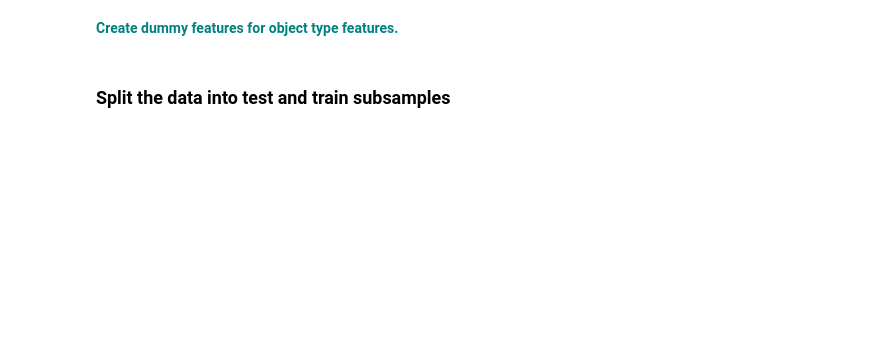
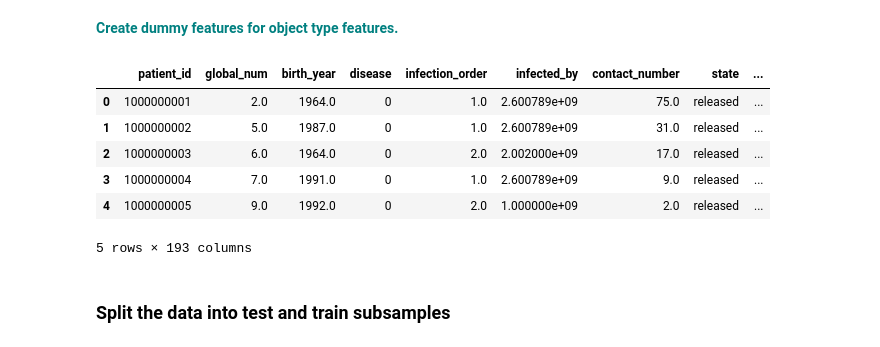
Before and after one commit to thaisangcr7/Case_Study_Random_Forest, a Jupyter notebook: RandomForest_casestudy_covid19.ipynb, the cells around one changed output. Drawn from its saved outputs; the diff is of its cells as text; code cells hidden in the pictures; blank space fills up the shorter version.

```diff
--- a/RandomForest_casestudy_covid19.ipynb
+++ b/RandomForest_casestudy_covid19.ipynb
@@ -232,4 +365,19 @@ vn
 # %% [markdown]
 **<font color='teal'> Create dummy features for object type features. </font>**
+# %%
+features = ['sex','age','country','province', 'city','infection_case']
+dummies = pd.get_dummies(df[features])
+merged = pd.concat([df, dummies], axis=1)
+final = merged.drop(['sex','age','country','province', 'city','infection_case'], axis=1)
+df = final
+df.head()
+# %% [output]
+|  | patient_id | global_num | birth_year | disease | infection_order | infected_by | contact_number | state | ... |
+| 0 | 1000000001 | 2.0 | 1964.0 | 0 | 1.0 | 2.600789e+09 | 75.0 | released | ... |
+| 1 | 1000000002 | 5.0 | 1987.0 | 0 | 1.0 | 2.600789e+09 | 31.0 | released | ... |
+| 2 | 1000000003 | 6.0 | 1964.0 | 0 | 2.0 | 2.002000e+09 | 17.0 | released | ... |
+| 3 | 1000000004 | 7.0 | 1991.0 | 0 | 1.0 | 2.600789e+09 | 9.0 | released | ... |
+| 4 | 1000000005 | 9.0 | 1992.0 | 0 | 2.0 | 1.000000e+09 | 2.0 | released | ... |
+5 rows × 193 columns
 # %% [markdown]
 ### Split the data into test and train subsamples
```
Also changed, not shown: parts of 27 cells of this notebook.
